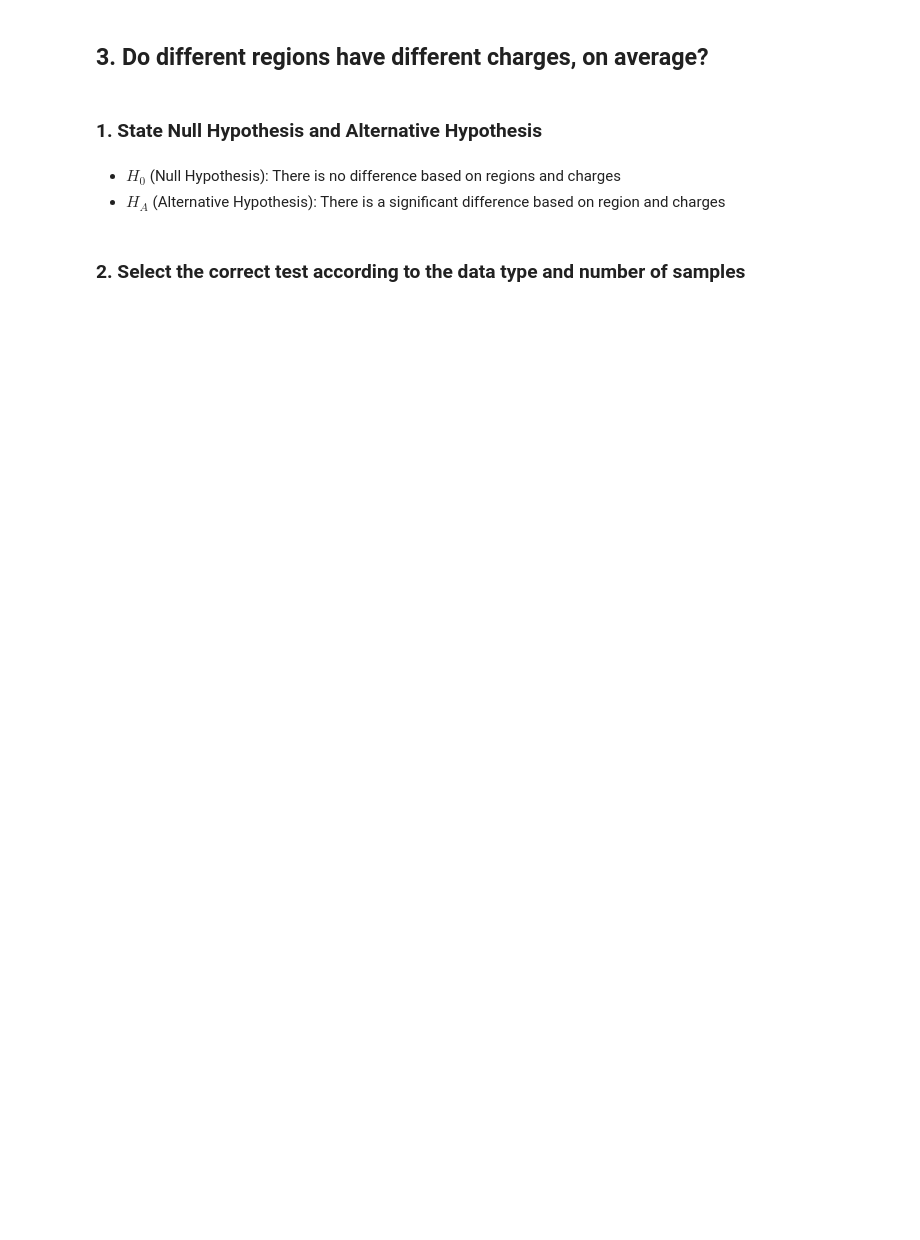
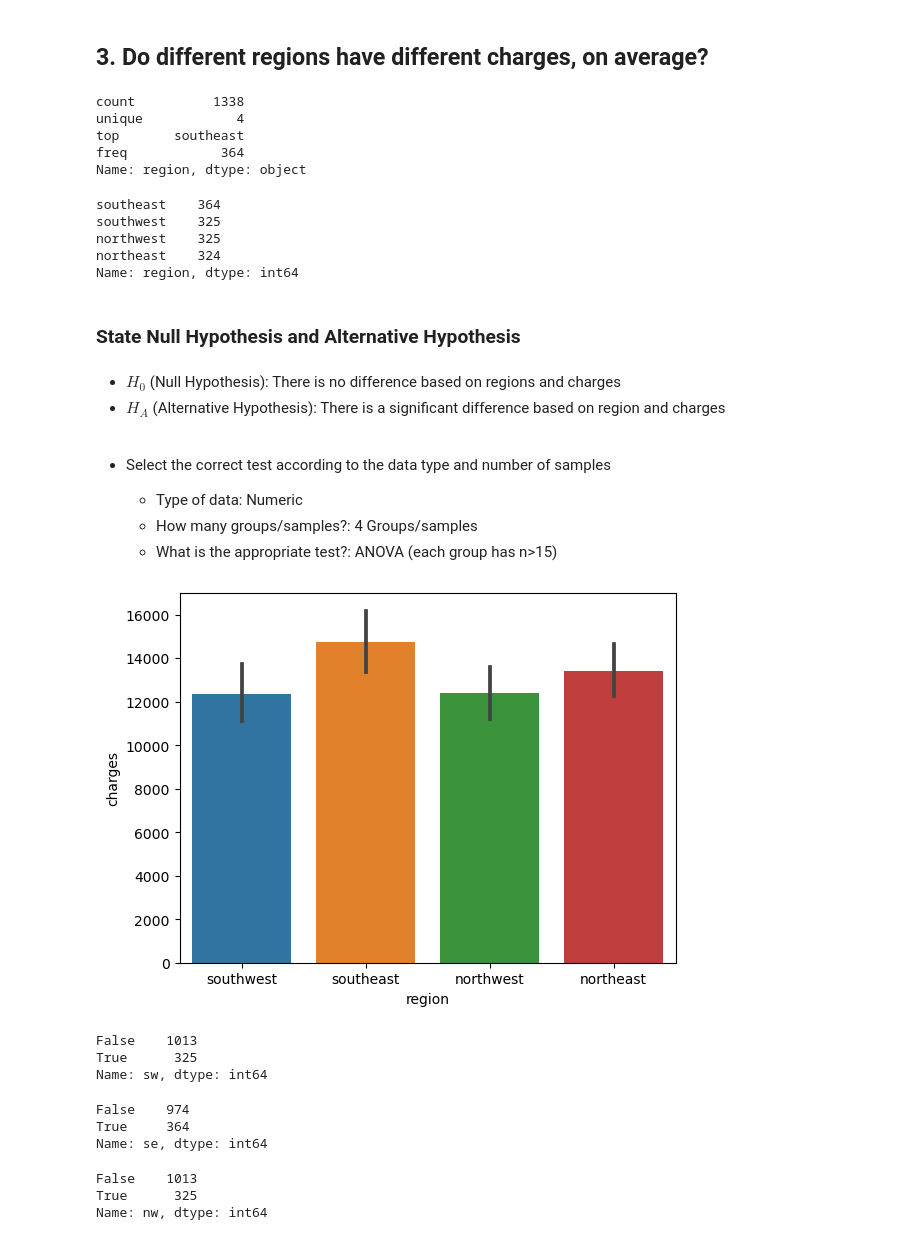
Before and after one commit to patelmedha/Hypothesis-Testing-with-Insurance-Data, a Jupyter notebook: Hypothesis Testing with Insurance Data.ipynb, the cells around one changed output. Drawn from its saved outputs; the diff is of its cells as text; code cells hidden in the pictures; blank space fills up the shorter version.

```diff
--- a/Hypothesis Testing with Insurance Data.ipynb
+++ b/Hypothesis Testing with Insurance Data.ipynb
@@ -444,9 +380,57 @@ TypeError: chi2_contingency() got an unexpected keyword argument 'equal_var'
 # %% [markdown]
 ## 3. Do different regions have different charges, on average?
+# %%
+df['region'].describe()
+# %% [output]
+count          1338
+unique            4
+top       southeast
+freq            364
+Name: region, dtype: object
+# %%
+df['region'].value_counts()
+# %% [output]
+southeast    364
+southwest    325
+northwest    325
+northeast    324
+Name: region, dtype: int64
 # %% [markdown]
-### 1. State Null Hypothesis and Alternative Hypothesis
+### State Null Hypothesis and Alternative Hypothesis
 # %% [markdown]
 - $H_0$ (Null Hypothesis): There is no difference based on regions and charges
 - $H_A$ (Alternative Hypothesis): There is a significant difference based on region and charges
 # %% [markdown]
-### 2. Select the correct test according to the data type and number of samples
+- Select the correct test according to the data type and number of samples
+
+    - Type of data: Numeric
+    - How many groups/samples?: 4 Groups/samples
+    - What is the appropriate test?: ANOVA (each group has n>15)
+# %%
+sns.barplot(data=df, x='region',y='charges');
+# %% [output]
+[figure, added]
+# %%
+## create a column that easily separates our groups: 'sw'
+df['sw'] = df['region'].str.contains('southwest')
+df['sw'].value_counts()
+# %% [output]
+False    1013
+True      325
+Name: sw, dtype: int64
+# %%
+## create a column that easily separates our groups: 'se'
+df['se'] = df['region'].str.contains('southeast')
+df['se'].value_counts()
+# %% [output]
+False    974
+True     364
+Name: se, dtype: int64
+# %%
+## create a column that easily separates our groups: 'nw'
+df['nw'] = df['region'].str.contains('northwest')
+df['nw'].value_counts()
+# %% [output]
+False    1013
+True      325
+Name: nw, dtype: int64
```
Also changed, not shown: parts of 61 cells of this notebook, 1 other file.
